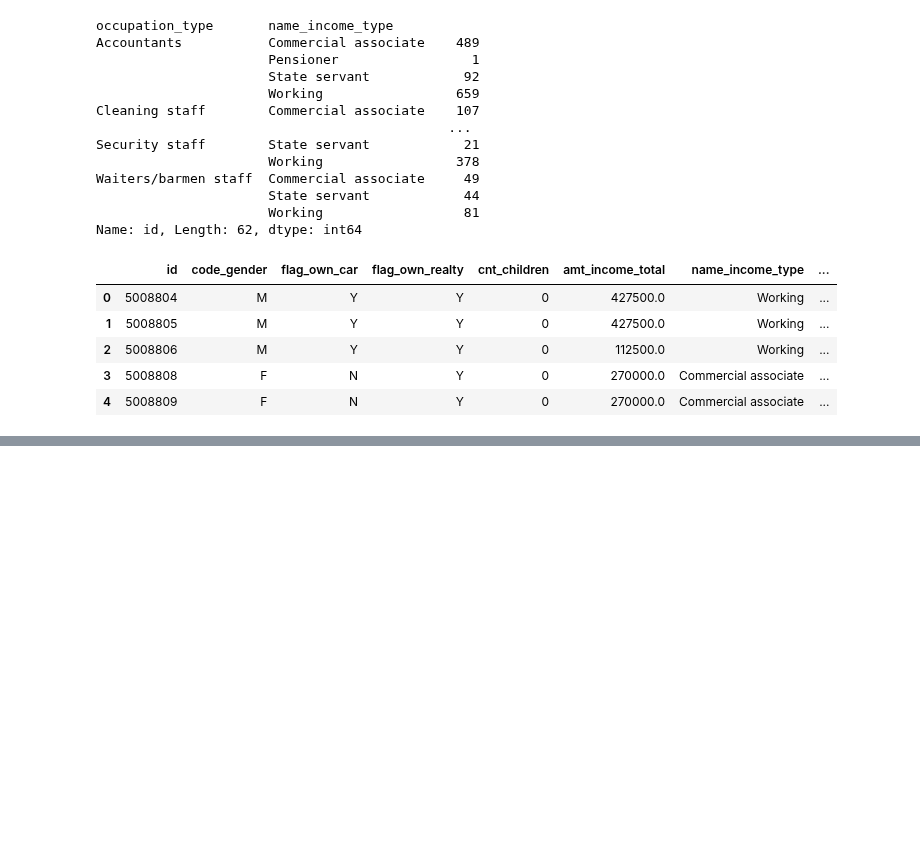
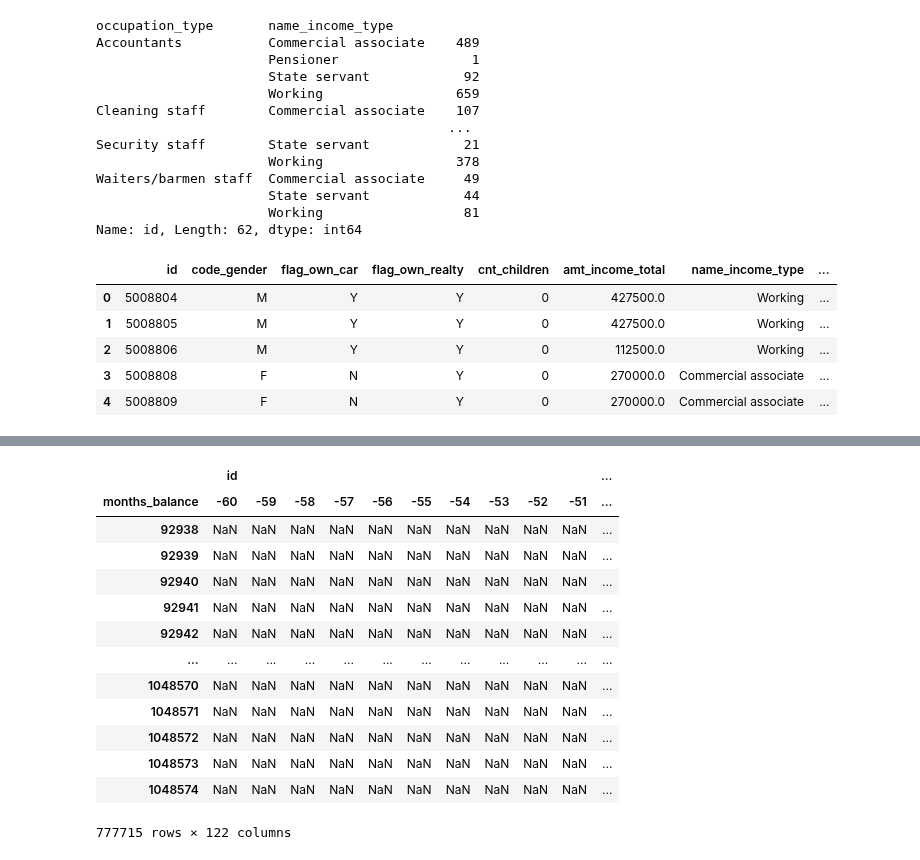
Before and after one commit to credit-risk-management-predictor/credit-risk-management-predictor, a Jupyter notebook: bibek-acquire-wrangle.ipynb, the cells around one changed output, grey strips where cells are left out. Cells and saved outputs as stored; diff of their text form; code cells hidden in the pictures; blank space fills up the shorter version.

```diff
--- a/bibek-acquire-wrangle.ipynb
+++ b/bibek-acquire-wrangle.ipynb
@@ -284,0 +330,18 @@ applicant.head()
+# %%
+# lets try to extract features like how many time a customer has delayed or cleared their payment
+credit_hist.pivot(columns = 'months_balance')
+# %% [output]
+|  | id |  |  |  |  |  |  |  |  |  | ... |
+| months_balance | -60 | -59 | -58 | -57 | -56 | -55 | -54 | -53 | -52 | -51 | ... |
+| 92938 | NaN | NaN | NaN | NaN | NaN | NaN | NaN | NaN | NaN | NaN | ... |
+| 92939 | NaN | NaN | NaN | NaN | NaN | NaN | NaN | NaN | NaN | NaN | ... |
+| 92940 | NaN | NaN | NaN | NaN | NaN | NaN | NaN | NaN | NaN | NaN | ... |
+| 92941 | NaN | NaN | NaN | NaN | NaN | NaN | NaN | NaN | NaN | NaN | ... |
+| 92942 | NaN | NaN | NaN | NaN | NaN | NaN | NaN | NaN | NaN | NaN | ... |
+| ... | ... | ... | ... | ... | ... | ... | ... | ... | ... | ... | ... |
+| 1048570 | NaN | NaN | NaN | NaN | NaN | NaN | NaN | NaN | NaN | NaN | ... |
+| 1048571 | NaN | NaN | NaN | NaN | NaN | NaN | NaN | NaN | NaN | NaN | ... |
+| 1048572 | NaN | NaN | NaN | NaN | NaN | NaN | NaN | NaN | NaN | NaN | ... |
+| 1048573 | NaN | NaN | NaN | NaN | NaN | NaN | NaN | NaN | NaN | NaN | ... |
+| 1048574 | NaN | NaN | NaN | NaN | NaN | NaN | NaN | NaN | NaN | NaN | ... |
+777715 rows × 122 columns
```
Also changed, not shown: parts of 23 cells of this notebook.
